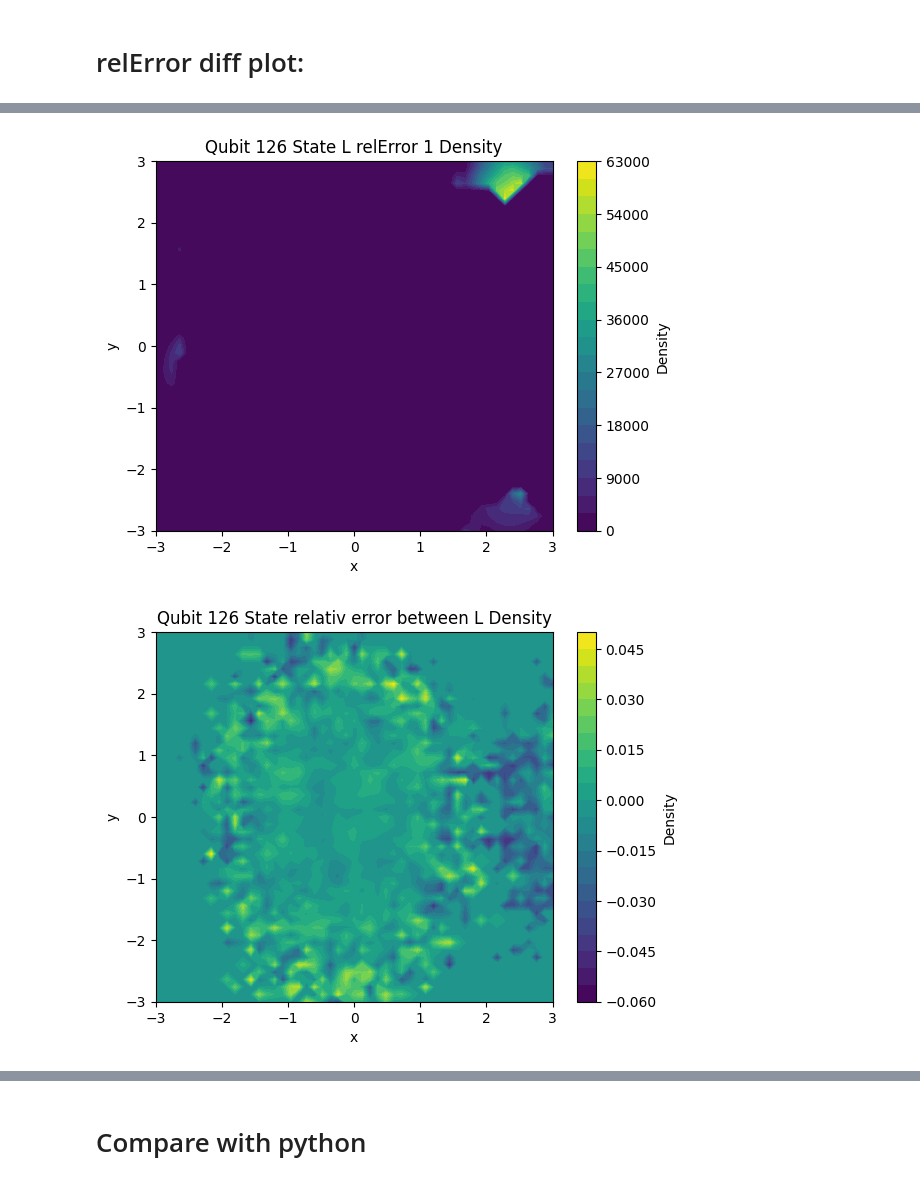
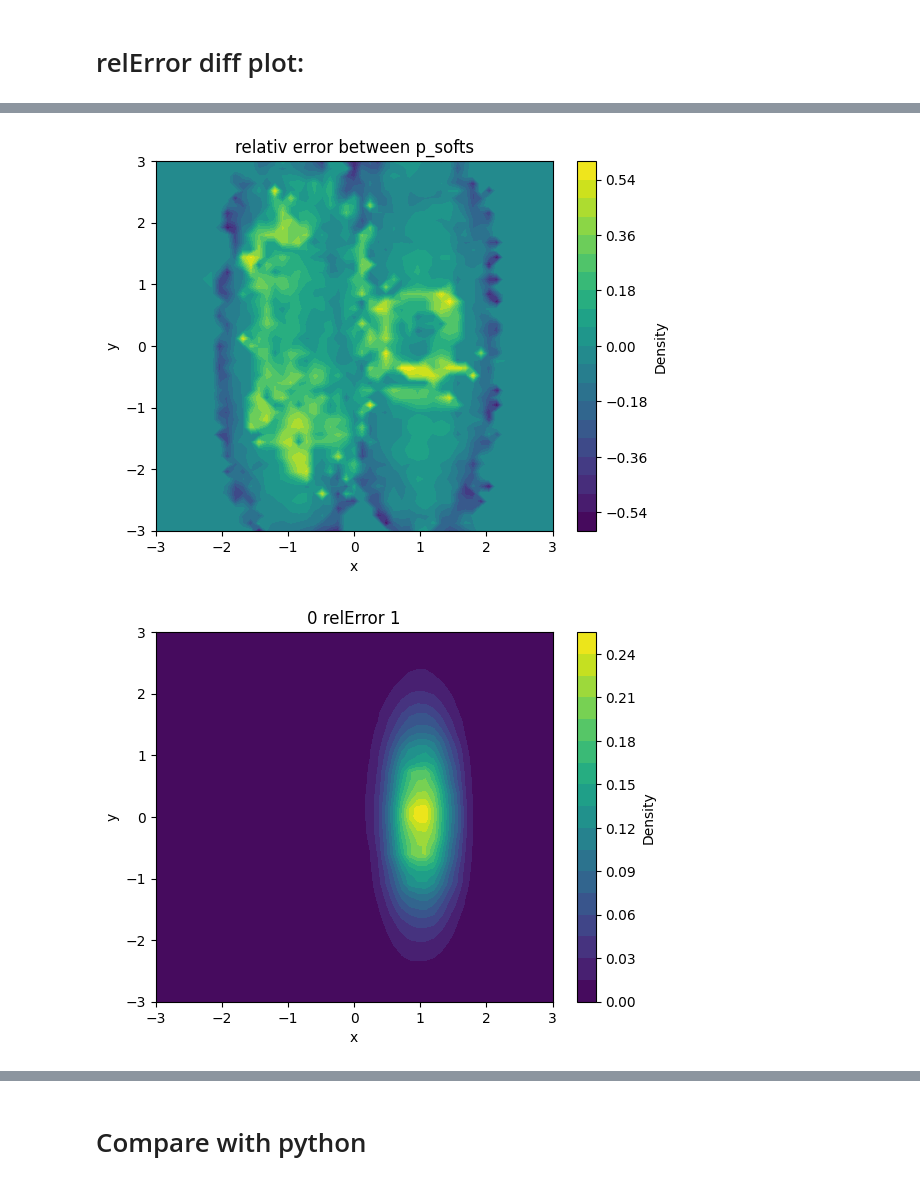
Before and after one commit to quantumjim/soft_information_decoding, a Jupyter notebook: notebooks/C++/cpp_dev/KDE/test_get_KDEs.ipynb, the cells around one changed output, grey strips where cells are left out. Drawn from its saved outputs; the diff is of its cells as text; code cells hidden in the pictures.

Commit message:
p_soft acc with relError

```diff
--- a/notebooks/C++/cpp_dev/KDE/test_get_KDEs.ipynb
+++ b/notebooks/C++/cpp_dev/KDE/test_get_KDEs.ipynb
@@ -65,15 +65,15 @@ def plot_density(density, qubit_idx, state):
     plt.ylabel('y')
     plt.show()
 
-def plot_density_contour(density, qubit_idx, state, num_points, num_std):
+def plot_density_contour(density, qubit_idx, state, num_points, num_std, levels=20):
     density_reshaped = np.reshape(density, (num_points, num_points)).transpose()
     x = np.linspace(-num_std, num_std, num_points)
     y = np.linspace(-num_std, num_std, num_points)
     X, Y = np.meshgrid(x, y)
 
-    plt.contourf(X, Y, density_reshaped, levels=20, cmap='viridis')  # Use plt.contour for non-filled
+    plt.contourf(X, Y, density_reshaped, levels=levels, cmap='viridis')  # Use plt.contour for non-filled
     plt.colorbar(label='Density')
-    plt.title(f'Qubit {qubit_idx} State {state} Density')
+    plt.title(state)
     plt.xlabel('x')
     plt.ylabel('y')
     plt.show()
@@ -103,6 +103,6 @@ from cpp_soft_info import generate_grid_and_estimate_density
 num_points = 51
 num_std = 3
 
-kde_dict = get_KDEs(all_memories, bandwiths, relError=0.001, absError=-1)
+kde_dict = get_KDEs(all_memories, bandwiths, relError=1, absError=-1)
 grid_dict_relErr_1 = generate_grid_and_estimate_density(kde_dict, num_points, num_std)
 # %% [output]
@@ -147,5 +147,5 @@ Conversion to Eigen time for qubit 126: 2.041e-06 seconds
 # %%
-qubit = 126
+qubit = 120
 logical = 1
 
 density_relError_1 = grid_dict_relErr_1[qubit][logical]
@@ -153,18 +153,41 @@ density_relError_none = grid_dict_relErr_None[qubit][logical]
 
 
 L_relErr_1 =[]
-for d1, d0 in zip(density_relError_1, density_relError_none):
-    L_relErr_1.append(min(d1, d0)/(max(d1, d0)+1e-8))
-L_relErr_1 = grid_dict_relErr_1[qubit][1]/(grid_dict_relErr_1[qubit][0]+1e-8)
-L_relErr_none = grid_dict_relErr_None[qubit][1]/(grid_dict_relErr_None[qubit][0]+1e-8)
+for d1, d0 in zip(grid_dict_relErr_1[qubit][1], grid_dict_relErr_1[qubit][0]):
+    L_relErr_1.append(-np.log(min(d1, d0)/(max(d1, d0)+1e-8)+1e-8))
+L_relErr_1 = np.array(L_relErr_1)
+
+L_relErr_none =[]
+for d1, d0 in zip(grid_dict_relErr_None[qubit][1], grid_dict_relErr_None[qubit][0]):
+    L_relErr_none.append(-np.log(min(d1, d0)/(max(d1, d0)+1e-8)+1e-8))
+L_relErr_none = np.array(L_relErr_none)
+# L_relErr_1 = grid_dict_relErr_1[qubit][1]/(grid_dict_relErr_1[qubit][0]+1e-8)
+# L_relErr_none = grid_dict_relErr_None[qubit][1]/(grid_dict_relErr_None[qubit][0]+1e-8)
+
+L_relErr_1 =[]
+for d1, d0 in zip(grid_dict_relErr_1[qubit][1], grid_dict_relErr_1[qubit][0]):
+    p_soft = 1 / ( 1 + max(d1, d0)/(min(d1, d0)+1e-8))
+    L_relErr_1.append(p_soft)
+L_relErr_1 = np.array(L_relErr_1)
+
+L_relErr_none =[]
+for d1, d0 in zip(grid_dict_relErr_None[qubit][1], grid_dict_relErr_None[qubit][0]):
+    p_soft = 1 / ( 1 + max(d1, d0)/(min(d1, d0)+1e-8))
+    L_relErr_none.append(p_soft)
+L_relErr_none = np.array(L_relErr_none)
+
+
+plot_density_contour(L_relErr_1, qubit, state='p_soft relError = 1', num_points=num_points, num_std=num_std, levels=20)
+plot_density_contour(L_relErr_none, qubit, state='p_soft relError = None', num_points=num_points, num_std=num_std, levels=20)
+
+plot_density_contour((L_relErr_1-L_relErr_none), qubit, state='absolute error between p_softs', num_points=num_points, num_std=num_std)
+plot_density_contour((L_relErr_1-L_relErr_none)/(L_relErr_1/2+L_relErr_none/2 + 1e-8), qubit, state='relativ error between p_softs', num_points=num_points, num_std=num_std)
+
 
 
 
 
 plot_density_contour(density_relError_1, qubit, state='0 relError 1', num_points=num_points, num_std=num_std)
 plot_density_contour(density_relError_none, qubit, state='0 relError None', num_points=num_points, num_std=num_std)
-
 plot_density_contour((density_relError_1-density_relError_none)/(density_relError_1/2 + density_relError_none/2+1e-8), qubit, state='relative diff', num_points=num_points, num_std=num_std)
-plot_density_contour(L_relErr_1, qubit, state='L relError 1', num_points=num_points, num_std=num_std)
-plot_density_contour((L_relErr_1-L_relErr_none)/(L_relErr_1/2+L_relErr_none/2 + 1e-8), qubit, state='relativ error between L', num_points=num_points, num_std=num_std)
 # %% [output]
@@ -174,2 +197,2 @@ plot_density_contour((L_relErr_1-L_relErr_none)/(L_relErr_1/2+L_relErr_none/2 +
-[figure, old version]
+[figure, new version]
-[figure, old version]
+[figure, new version]
```
Also changed, not shown: parts of 5 cells of this notebook, 2 other files.
